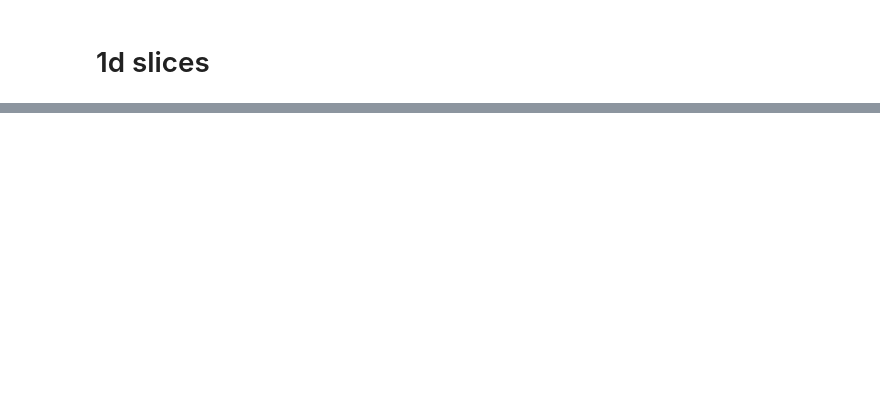
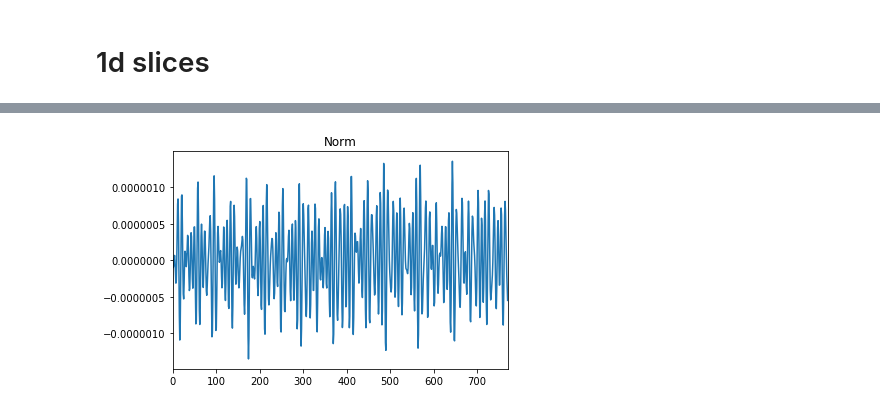
Before and after one commit to acuzzio/GridQuantumPropagator, a Jupyter notebook: Scripts/Heatmaps2d.ipynb, the cells around one changed output, grey strips where cells are left out. Drawn from its saved outputs; the diff is of its cells as text; code cells hidden in the pictures; blank space fills up the shorter version.

```diff
--- a/Scripts/Heatmaps2d.ipynb
+++ b/Scripts/Heatmaps2d.ipynb
@@ -100,0 +103,4 @@ interactive(children=(IntSlider(value=101, description='file_number', max=101),
+# %%
+outfn = os.path.join(a,'output')
+# %%
+data = pd.read_csv(outfn, delim_whitespace=True, header=None);
@@ -100,0 +116,4 @@ interactive(children=(IntSlider(value=101, description='file_number', max=101),
+# %%
+data[2].plot(title = 'Norm');
+# %% [output]
+[figure, added]
```
Also changed, not shown: parts of 7 cells of this notebook, 2 other files.
